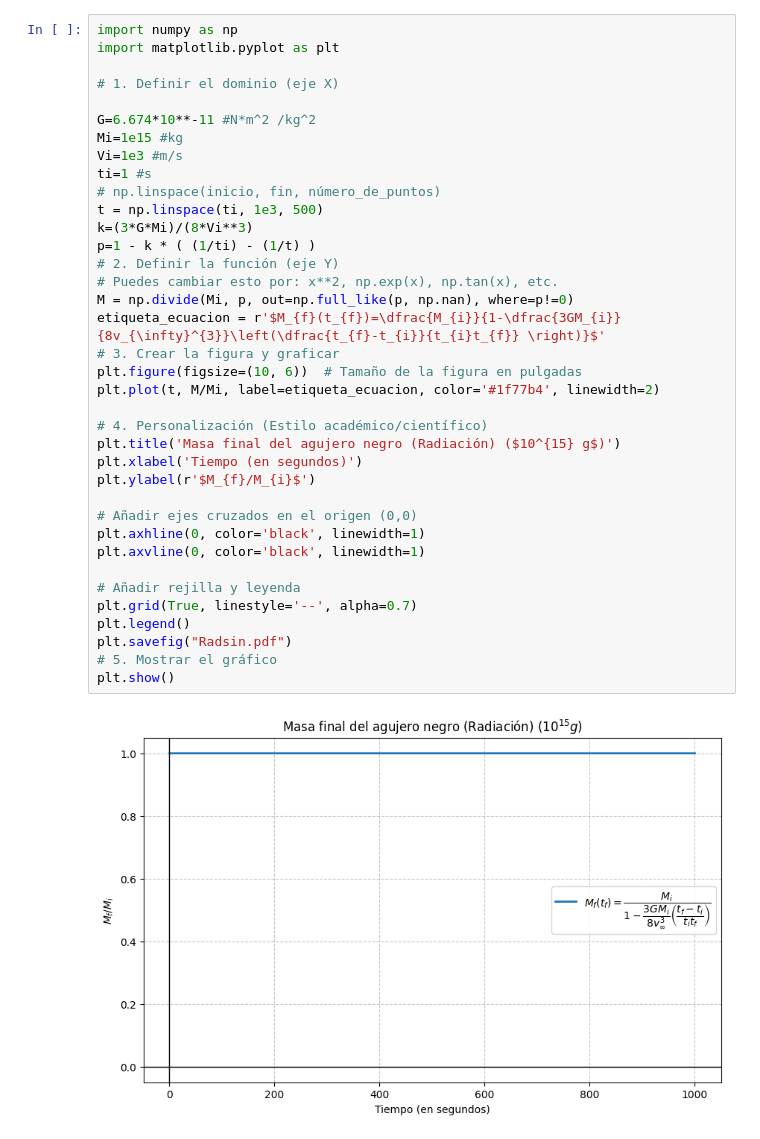
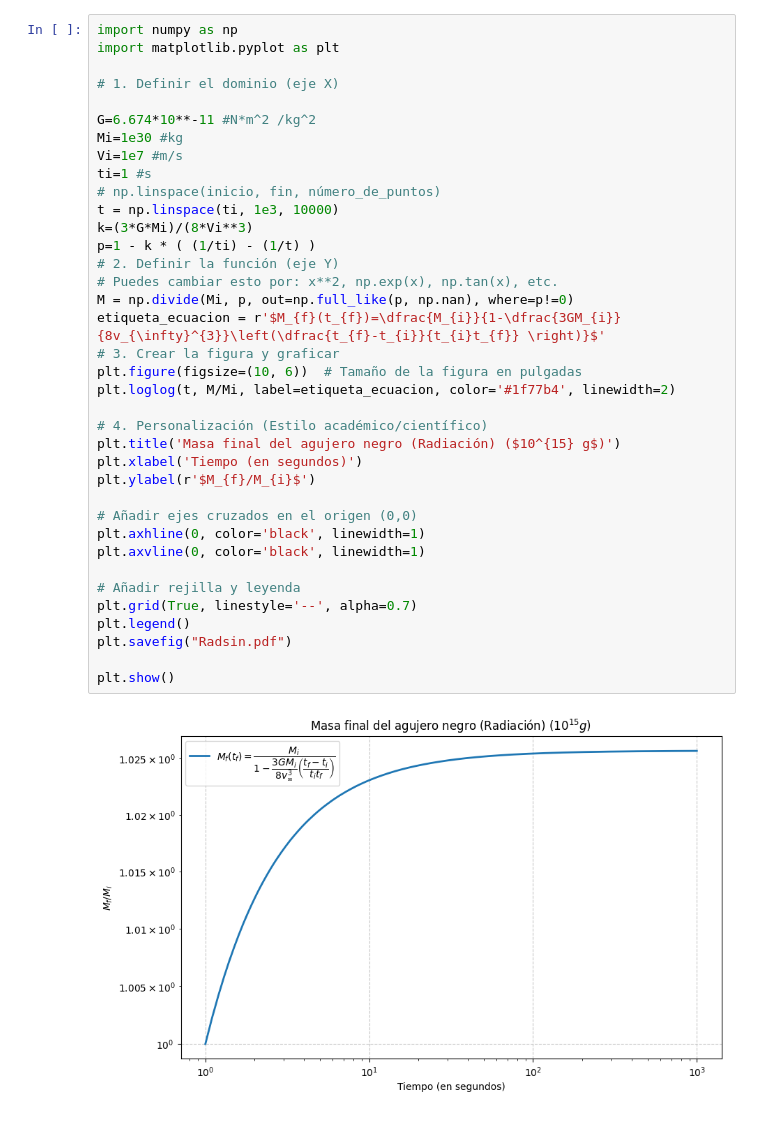
Before and after one commit to Baitzadust/PBH-Codes, a Jupyter notebook: accretion.ipynb, the cells around one changed output. Saved outputs shown, nothing was run; the diff lists cells and outputs as text.

```diff
--- a/accretion.ipynb
+++ b/accretion.ipynb
@@ -4,36 +4,36 @@ import matplotlib.pyplot as plt
 
 # 1. Definir el dominio (eje X)
 
 G=6.674*10**-11 #N*m^2 /kg^2
-Mi=1e15 #kg
-Vi=1e3 #m/s
+Mi=1e30 #kg
+Vi=1e7 #m/s
 ti=1 #s
 # np.linspace(inicio, fin, número_de_puntos)
-t = np.linspace(ti, 1e3, 500)
+t = np.linspace(ti, 1e3, 10000)
 k=(3*G*Mi)/(8*Vi**3)
 p=1 - k * ( (1/ti) - (1/t) )
 # 2. Definir la función (eje Y)
 # Puedes cambiar esto por: x**2, np.exp(x), np.tan(x), etc.
 M = np.divide(Mi, p, out=np.full_like(p, np.nan), where=p!=0)
 etiqueta_ecuacion = r'$M_{f}(t_{f})=\dfrac{M_{i}}{1-\dfrac{3GM_{i}}{8v_{\infty}^{3}}\left(\dfrac{t_{f}-t_{i}}{t_{i}t_{f}} \right)}$'
 # 3. Crear la figura y graficar
 plt.figure(figsize=(10, 6))  # Tamaño de la figura en pulgadas
-plt.plot(t, M/Mi, label=etiqueta_ecuacion, color='#1f77b4', linewidth=2)
+plt.loglog(t, M/Mi, label=etiqueta_ecuacion, color='#1f77b4', linewidth=2)
 
 # 4. Personalización (Estilo académico/científico)
 plt.title('Masa final del agujero negro (Radiación) ($10^{15} g$)')
 plt.xlabel('Tiempo (en segundos)')
 plt.ylabel(r'$M_{f}/M_{i}$')
 
 # Añadir ejes cruzados en el origen (0,0)
 plt.axhline(0, color='black', linewidth=1)
 plt.axvline(0, color='black', linewidth=1)
 
 # Añadir rejilla y leyenda
 plt.grid(True, linestyle='--', alpha=0.7)
 plt.legend()
 plt.savefig("Radsin.pdf")
-# 5. Mostrar el gráfico
+
 plt.show()
 # %% [output]
-[figure, old version]
+[figure, new version]
```
Also changed, not shown: parts of 8 cells of this notebook.
